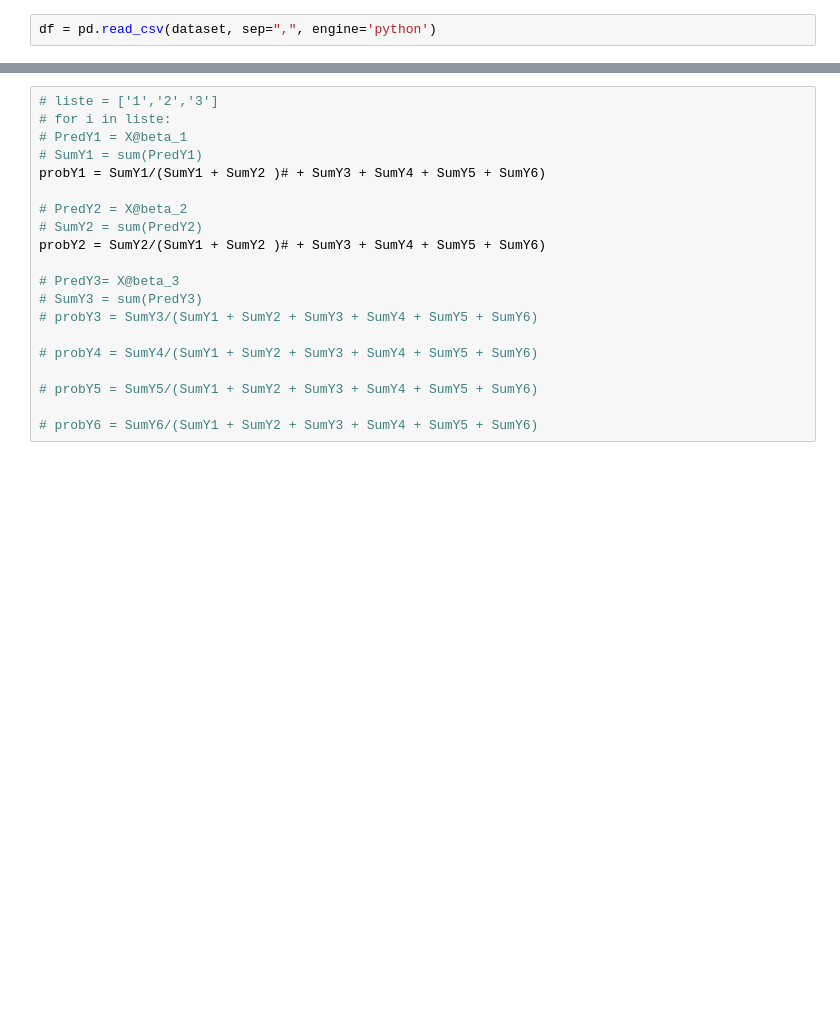
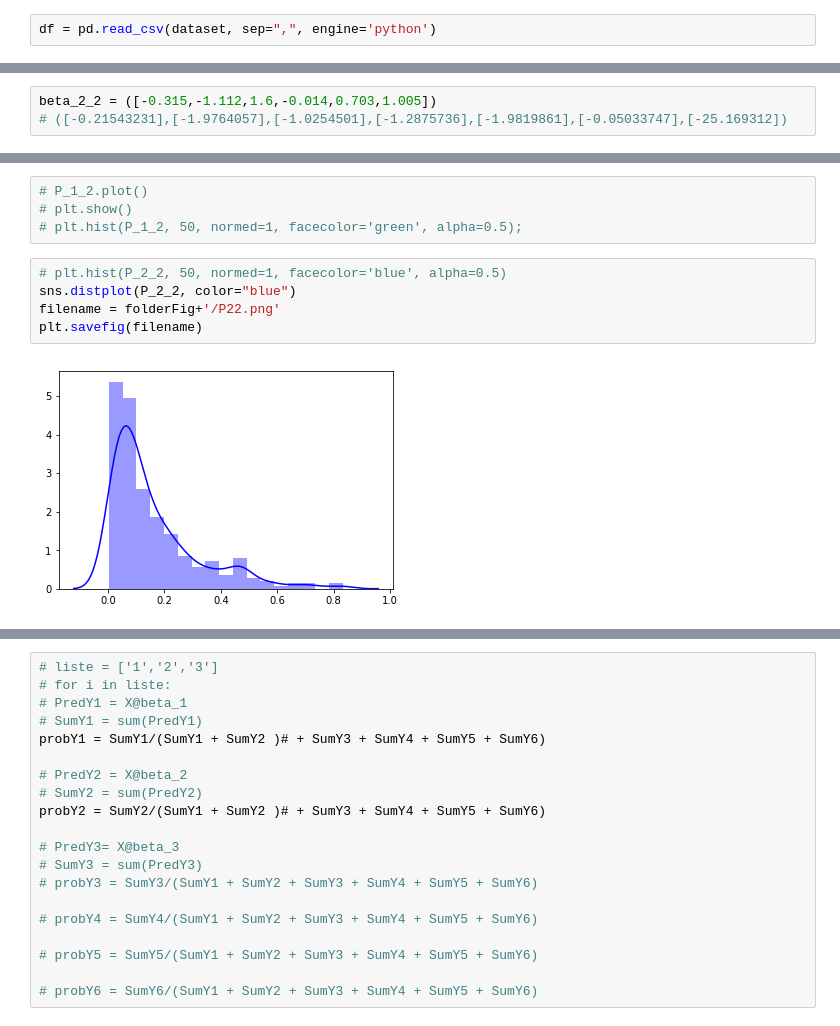
Before and after one commit to DataScienceLead/RealInvestment, a Jupyter notebook: bus_surv/prob.ipynb, the cells around one changed output, grey strips where cells are left out. Drawn from its saved outputs; the diff is of its cells as text; blank space fills up the shorter version.

```diff
--- a/bus_surv/prob.ipynb
+++ b/bus_surv/prob.ipynb
@@ -163,0 +75,3 @@ array([[-1.61703492],
+# %%
+beta_2_2 = ([-0.315,-1.112,1.6,-0.014,0.703,1.005])
+# ([-0.21543231],[-1.9764057],[-1.0254501],[-1.2875736],[-1.9819861],[-0.05033747],[-25.169312])
@@ -163,0 +288,11 @@ array([[-1.61703492],
+# %%
+# P_1_2.plot()
+# plt.show()
+# plt.hist(P_1_2, 50, normed=1, facecolor='green', alpha=0.5);
+# %%
+# plt.hist(P_2_2, 50, normed=1, facecolor='blue', alpha=0.5)
+sns.distplot(P_2_2, color="blue")
+filename = folderFig+'/P22.png'
+plt.savefig(filename)
+# %% [output]
+[figure, added]
```
Also changed, not shown: parts of 75 cells of this notebook, 2 other files.
